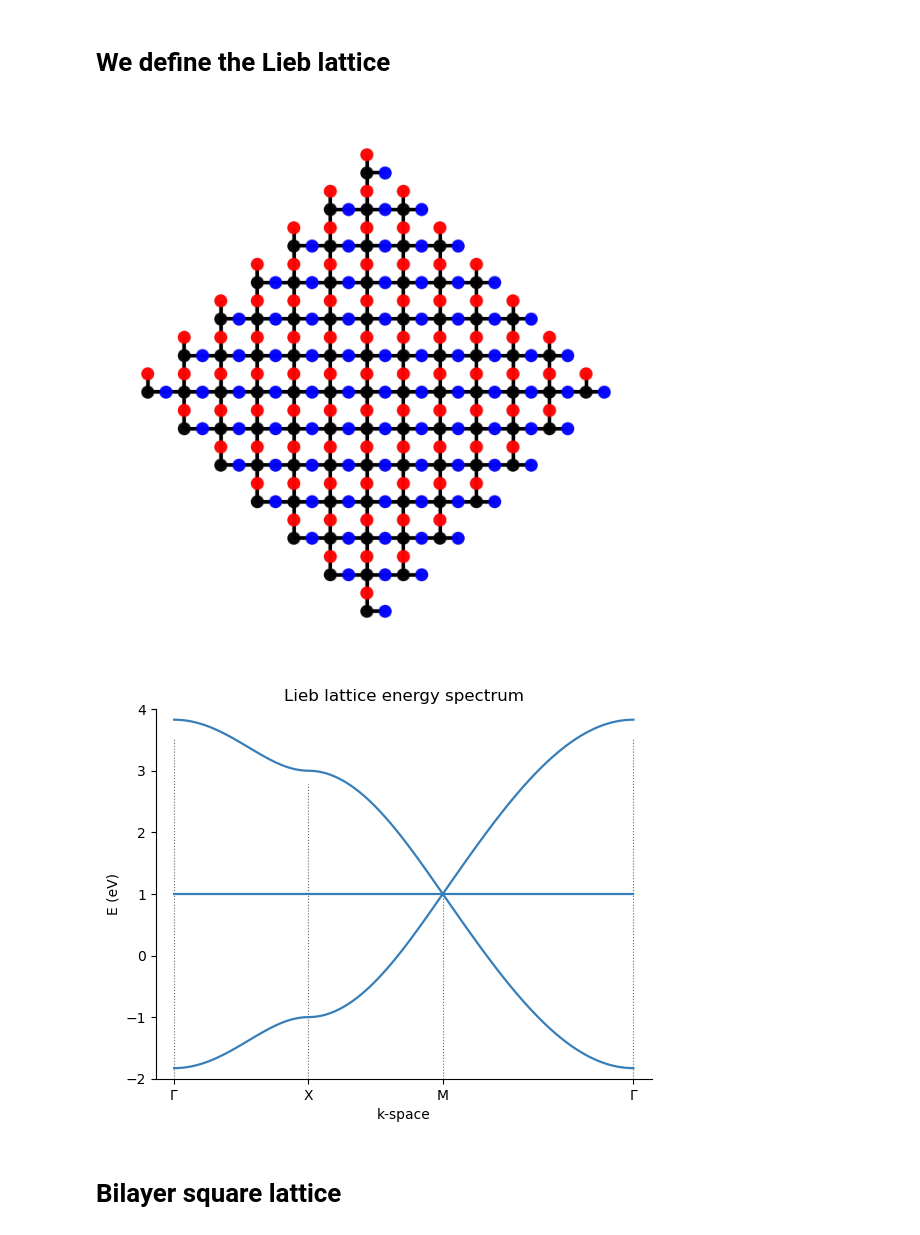
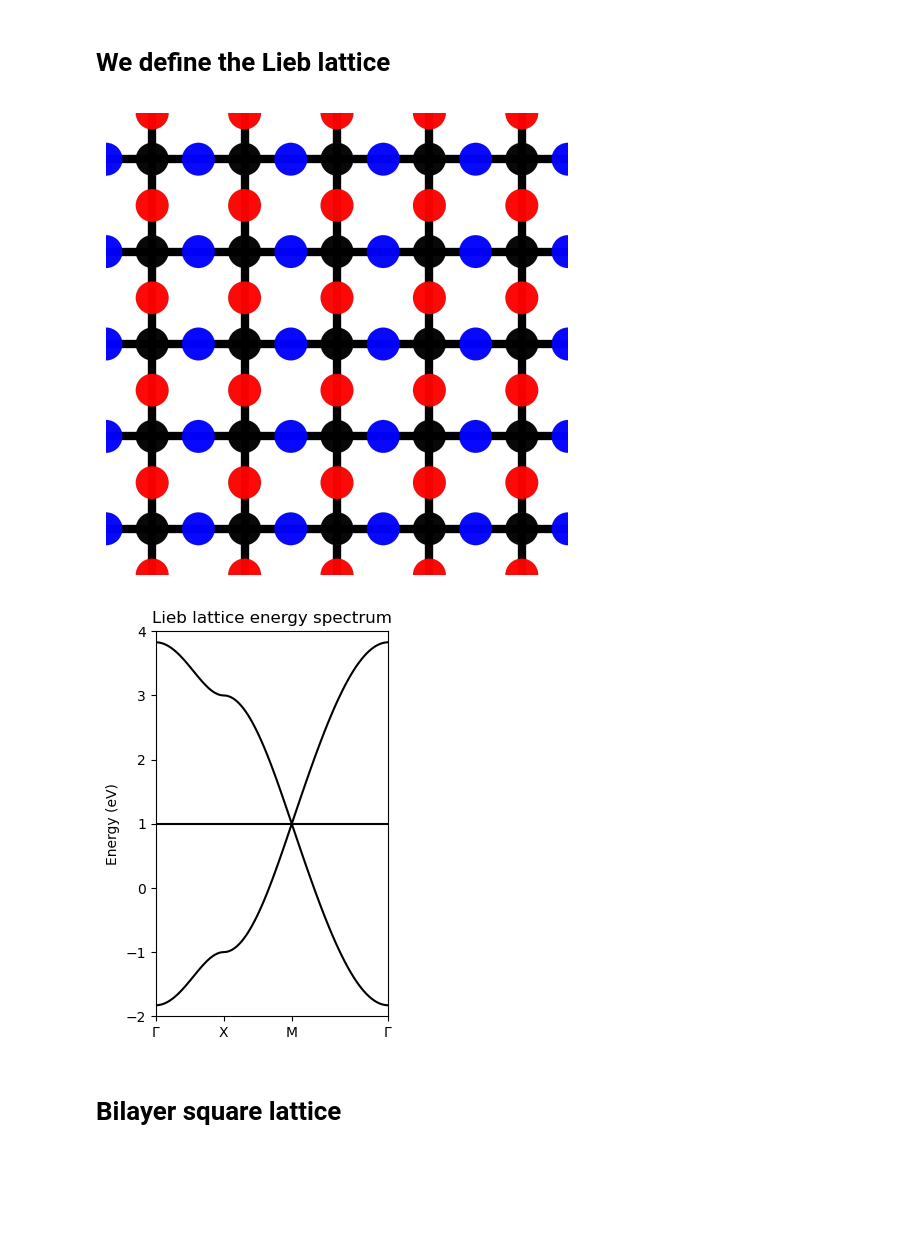
Before and after one commit to AliGhorashiCMT/8.511-Notes-and-Code, a Jupyter notebook: tight binding/Tight binding models and local field effects.ipynb, the cells around one changed output. Cells and saved outputs as stored; diff of their text form; code cells hidden in the pictures; blank space fills up the shorter version.

Commit message:
supercell consistency plot

```diff
--- a/tight binding/Tight binding models and local field effects.ipynb
+++ b/tight binding/Tight binding models and local field effects.ipynb
@@ -31,33 +31,41 @@ lieb_lattice.add_hoppings(
     ([0, -1], 'A', 'C', t),
 )
 # %%
-plt.figure(figsize=(8, 8))
+plt.figure(figsize=(6, 6))
 lieb_model = pb.Model(
     lieb_lattice,
     pb.translational_symmetry()
 )
-lieb_model.plot(num_periods=6,
+lieb_model.plot(num_periods=5,
           hopping = {
-  "width": 5, "color" : "black", "blend" : 1
+  "width": 10, "color" : "black", "blend" : 1,
 }, sites={"cmap":["black", "blue", "red"], "blend" : 1 })
 plt.gca().axis('off');
+plt.xlim(-2.5, 2.5)
+plt.ylim(-2.5, 2.5);
 # %% [output]
-[figure, old version]
+[figure, new version]
 # %%
+plt.figure(figsize=(3, 5))
 solver = pb.solver.lapack(lieb_model)
 G1, G2 = lieb_lattice.reciprocal_vectors()
 G1 = G1[0:2]
 G2 = G2[0:2]
 Gamma = np.array([0, 0])
 X = 1/2*G1
 M = 1/2*G1+1/2*G2
 bands = solver.calc_bands(Gamma, X, M, Gamma)
-bands.plot(point_labels=[r'$\Gamma$', 'X', 'M', r'$\Gamma$'])
+lieb_energies = bands.energy
+k_path = bands.k_path
+plt.plot(lieb_energies, color="black")
+plt.xticks(k_path.point_indices, [r'$\Gamma$', 'X', 'M', r'$\Gamma$'])
+plt.xlim(0, len(k_path)-1)
 plt.ylim(-2, 4)
 plt.yticks(np.linspace(-2, 4, num=7));
 plt.title("Lieb lattice energy spectrum");
+plt.ylabel("Energy (eV)");
 # %% [output]
-[figure, old version]
+[figure, new version]
 # %% [markdown]
 # Bilayer square lattice
 # %%
```
Also changed, not shown: parts of 12 cells of this notebook.
